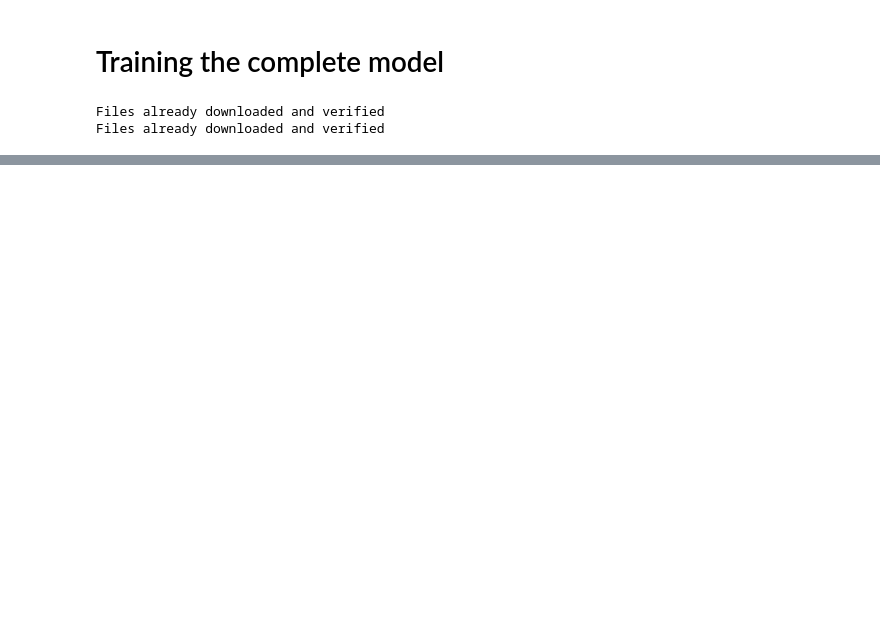
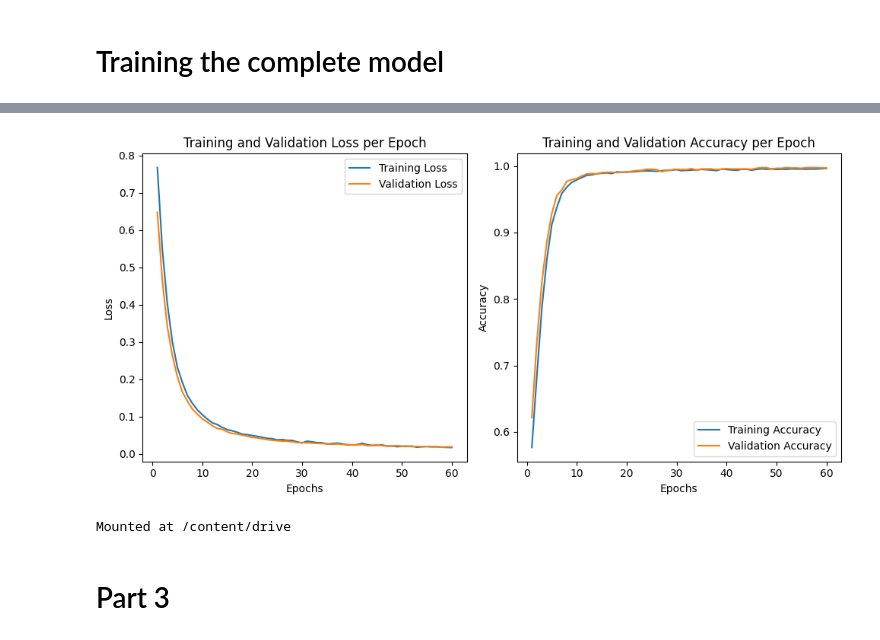
Before and after one commit to AliMohseninejad/dl_p3, a Jupyter notebook: transfer_learning.ipynb, the cells around one changed output, grey strips where cells are left out. Saved outputs shown, nothing was run; the diff lists cells and outputs as text; code cells hidden in the pictures; blank space fills up the shorter version.

```diff
--- a/transfer_learning.ipynb
+++ b/transfer_learning.ipynb
@@ -330,0 +371,8 @@ Finished Training with Triplet Loss
+# %%
+model = create_feature_extractor()
+triplet_dataloader = create_triplet_train_loader()
+
+epochs = 10
+optimizer = optim.Adam(model.parameters(), lr=0.0001, weight_decay=0.005)
+triplet_loss = nn.TripletMarginLoss()
+train_feature_extractor(model, triplet_dataloader, epochs, optimizer, triplet_loss)
@@ -357,28 +397,32 @@ combined_model = CombinedModel(feature_extractor, custom_fc)
-# %%
-generator1 = torch.Generator().manual_seed(42)
-
-transform = transforms.Compose([
-    transforms.ToTensor(),
-    transforms.Normalize((0.5, 0.5, 0.5), (0.5, 0.5, 0.5))
-])
-
-trainset_all = torchvision.datasets.CIFAR10(root="./data", train=True, download=True, transform=transform)
-testset_all = torchvision.datasets.CIFAR10(root="./data", train=False, download=True, transform=transform)
-
-# Filter the dataset to include only 'plane' and 'car' classes
-classes_of_interest = [0, 1] # plane, automobile
-trainset = [item for i, item in enumerate(trainset_all) if trainset_all.targets[i] in classes_of_interest]
-test_dataset = [item for i, item in enumerate(testset_all) if testset_all.targets[i] in classes_of_interest]
-
-# separate train and validation sets
-val_portion = 0.2
-validation_size = int(val_portion*len(trainset))
-train_size = len(trainset) - validation_size
-train_dataset, val_dataset = random_split(trainset, [train_size, validation_size])
-
-trainloader = DataLoader(train_dataset, batch_size=32, shuffle=True)
-valloader = DataLoader(val_dataset, batch_size=32, shuffle=True)
-testloader = DataLoader(test_dataset, batch_size=32, shuffle=False)
-# %% [output]
-Files already downloaded and verified
-Files already downloaded and verified
+# %%
+def create_from_feat_extractor(model):
+
+    sample_model = models.resnet18(weights="DEFAULT")
+    num_features = sample_model.fc.in_features
+
+    model.fc = nn.Linear(in_features=num_features, out_features=2, bias=True)
+    nn.init.xavier_uniform_(model.fc.weight)
+    model.fc.bias.data.fill_(0.0)
+
+    model = model.requires_grad_(False)
+    model.fc.weight.requires_grad_(True)
+    model.fc.bias.requires_grad_(True)
+    return model
+
+model = create_from_feat_extractor(model)
+train_data, test_dataset = generate_dataset()
+train_dataset, val_dataset = separate_train_val(train_data, val_ratio = 0.2)
+train_loader, val_loader, test_loader = create_dataloaders(train_dataset, val_dataset, test_dataset)
+
+epochs = 60
+optimizer = optim.Adam(model.parameters(), lr=0.0001, weight_decay=0.005)
+criterion = nn.CrossEntropyLoss()
+train_loss_values, train_accuracy_values, val_loss_values, val_accuracy_values = train(model,
+                                                                                       train_loader,
+                                                                                       val_loader,
+                                                                                       epochs,
+                                                                                       optimizer,
+                                                                                       criterion)
+test_accuracy = test(model, test_loader)
+plot_results(train_loss_values, train_accuracy_values, val_loss_values, val_accuracy_values)
+# %% [output]
@@ -384,0 +446,7 @@ Files already downloaded and verified
+[figure, added]
+# %%
+save_model(model, "q1_part2.pth")
+# %% [output]
+Mounted at /content/drive
+# %% [markdown]
+# Part 3
```
Also changed, not shown: parts of 29 cells of this notebook.
